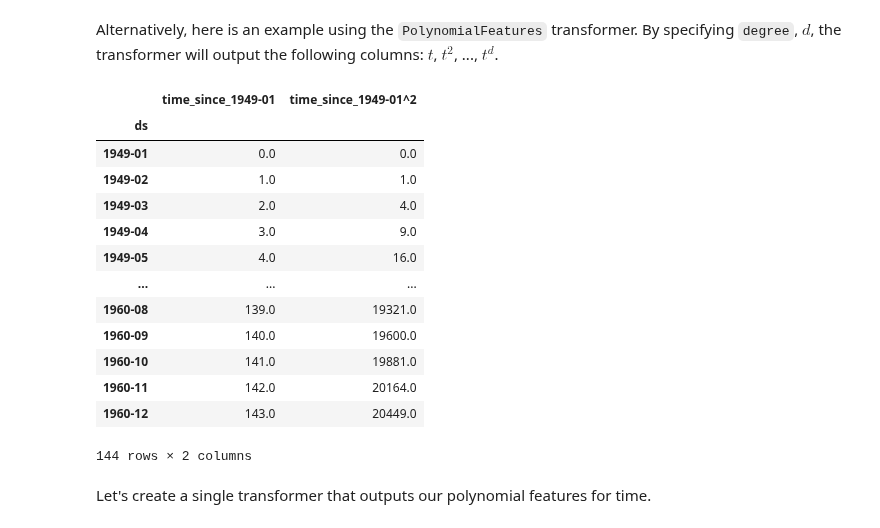
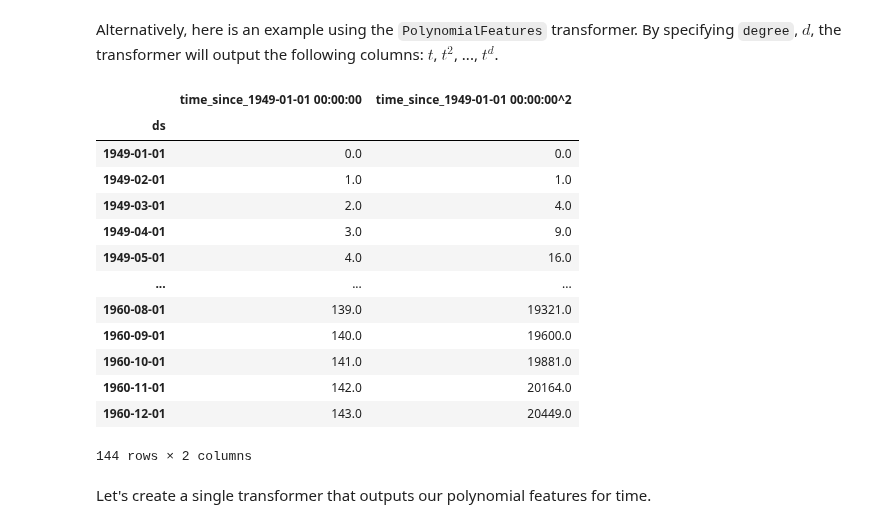
Before and after one commit to trainindata/feature-engineering-for-time-series-forecasting, a Jupyter notebook: 09-Trend-Features/02-time-non-linear-trend.ipynb, the cells around one changed output. Cells and saved outputs as stored; diff of their text form; code cells hidden in the pictures.

```diff
--- a/09-Trend-Features/02-time-non-linear-trend.ipynb
+++ b/09-Trend-Features/02-time-non-linear-trend.ipynb
@@ -24,9 +23,6 @@ data = pd.read_csv(
     parse_dates=["ds"],
     index_col=["ds"],
 )
-# %%
-# Let's work with pandas Period
-data.index = data.index.to_period()
 # %%
 data.head()
 # %% [output]
@@ -61,7 +57,7 @@ Create the time feature (i.e., the time since the start of the time series).
 # Requires version 0.14.1 or greater of sktime.
 from sktime.transformations.series.time_since import TimeSince
 # %%
-time_since_transformer = TimeSince(keep_original_columns=True)
+time_since_transformer = TimeSince(keep_original_columns=True, freq="MS")
 
 # Compute the time since the start of the time series
 df = time_since_transformer.fit_transform(df)
@@ -78,4 +74,5 @@ df.head()
 # %% [markdown]
 We could manually create these features.
 # %%
-df["t^2"] = df["time_since_1949-01"]**2
+df["t^2"] = df["time_since_1949-01-01 00:00:00"] ** 2
+df.head()
@@ -91,26 +96,27 @@ set_config(transform_output="pandas") # Upgrade to scikit-learn 0.12
 # %%
 # Create and use the polynomial transformer.
-poly_transformer = PolynomialFeatures(degree=2, # degree of polynomial
-                                      include_bias=False # exclude constant term
-                                     )
+poly_transformer = PolynomialFeatures(
+    degree=2, # degree of polynomial
+    include_bias=False  # exclude constant term
+)
 
 # Create polynomial features from a given column
-result = poly_transformer.fit_transform(df["time_since_1949-01"].to_frame())
+result = poly_transformer.fit_transform(df[["time_since_1949-01-01 00:00:00"]])
 result
 # %% [output]
-|  | time_since_1949-01 | time_since_1949-01^2 |
+|  | time_since_1949-01-01 00:00:00 | time_since_1949-01-01 00:00:00^2 |
 | ds |  |  |
-| 1949-01 | 0.0 | 0.0 |
-| 1949-02 | 1.0 | 1.0 |
-| 1949-03 | 2.0 | 4.0 |
-| 1949-04 | 3.0 | 9.0 |
-| 1949-05 | 4.0 | 16.0 |
+| 1949-01-01 | 0.0 | 0.0 |
+| 1949-02-01 | 1.0 | 1.0 |
+| 1949-03-01 | 2.0 | 4.0 |
+| 1949-04-01 | 3.0 | 9.0 |
+| 1949-05-01 | 4.0 | 16.0 |
 | ... | ... | ... |
-| 1960-08 | 139.0 | 19321.0 |
-| 1960-09 | 140.0 | 19600.0 |
-| 1960-10 | 141.0 | 19881.0 |
-| 1960-11 | 142.0 | 20164.0 |
-| 1960-12 | 143.0 | 20449.0 |
+| 1960-08-01 | 139.0 | 19321.0 |
+| 1960-09-01 | 140.0 | 19600.0 |
+| 1960-10-01 | 141.0 | 19881.0 |
+| 1960-11-01 | 142.0 | 20164.0 |
+| 1960-12-01 | 143.0 | 20449.0 |
 144 rows × 2 columns
 # %% [markdown]
 Let's create a single transformer that outputs our polynomial features for time.
```
Also changed, not shown: parts of 17 cells of this notebook, 11 other files.
